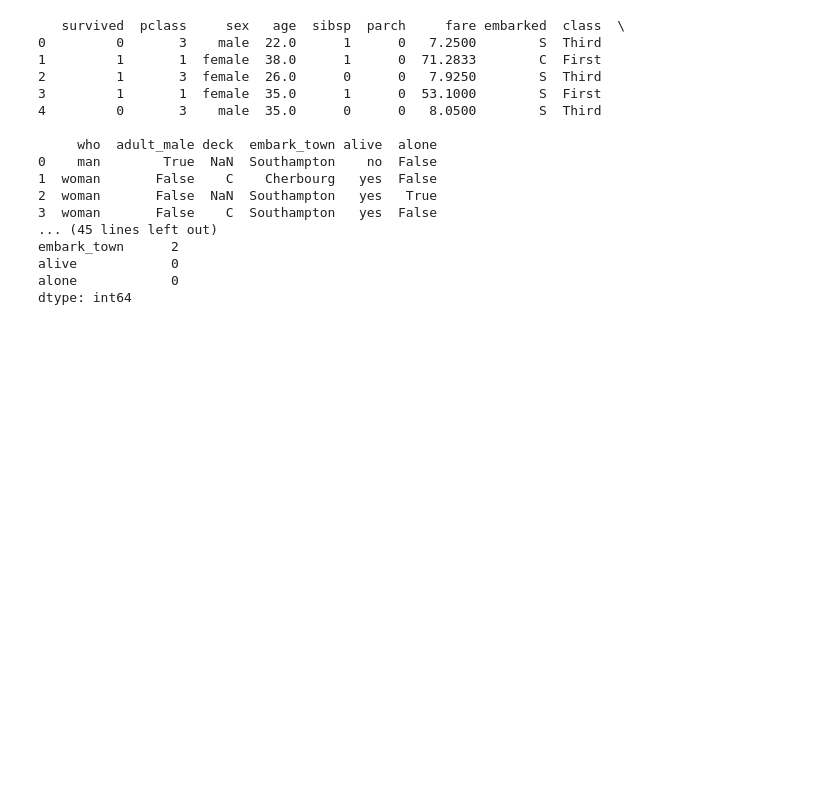
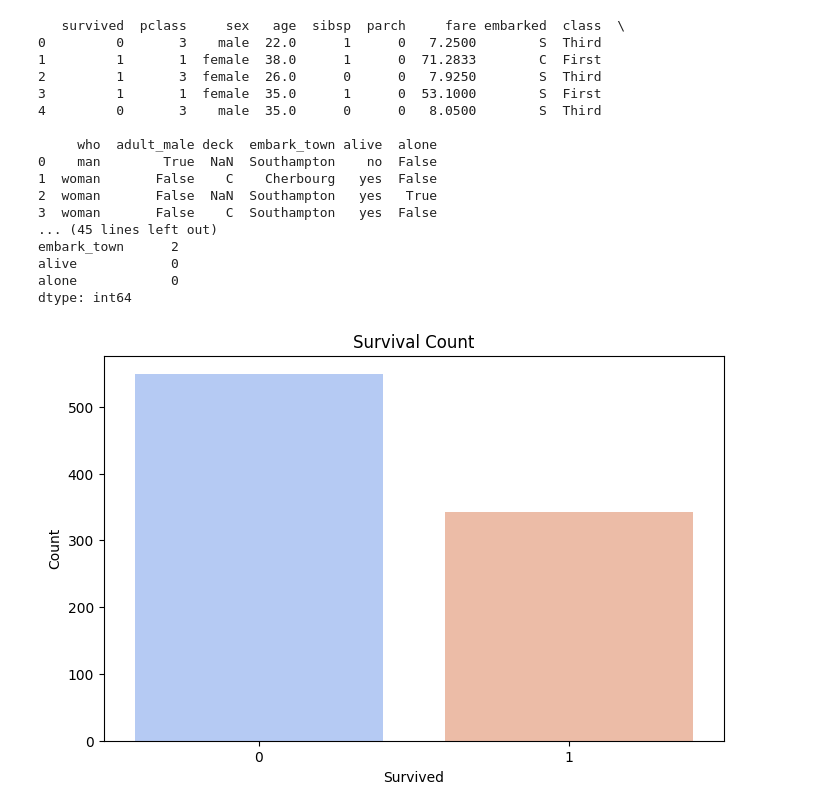
Before and after one commit to biplavbarua/Python-Practice, a Jupyter notebook: TitanicDataset.ipynb, the cells around one changed output. Cells and saved outputs as stored; diff of their text form; code cells hidden in the pictures; blank space fills up the shorter version.

```diff
--- a/TitanicDataset.ipynb
+++ b/TitanicDataset.ipynb
@@ -39,3 +39,13 @@ dtype: int64
 #1. How does passenger age distribution look like?
 #2. What is the survival rate across different classes? (using barplot)
 #3. How does fare vary with passenger class? (using boxplot)
+# %%
+#Data Visualization: Heatmap
+plt.figure(figsize=(8, 5))
+sns.countplot(x='survived', data=titanic, palette='coolwarm')
+plt.title('Survival Count')
+plt.xlabel('Survived')
+plt.ylabel('Count')
+plt.show()
+# %% [output]
+[figure, added]
```
Also changed, not shown: parts of 4 cells of this notebook, 1 other file.
